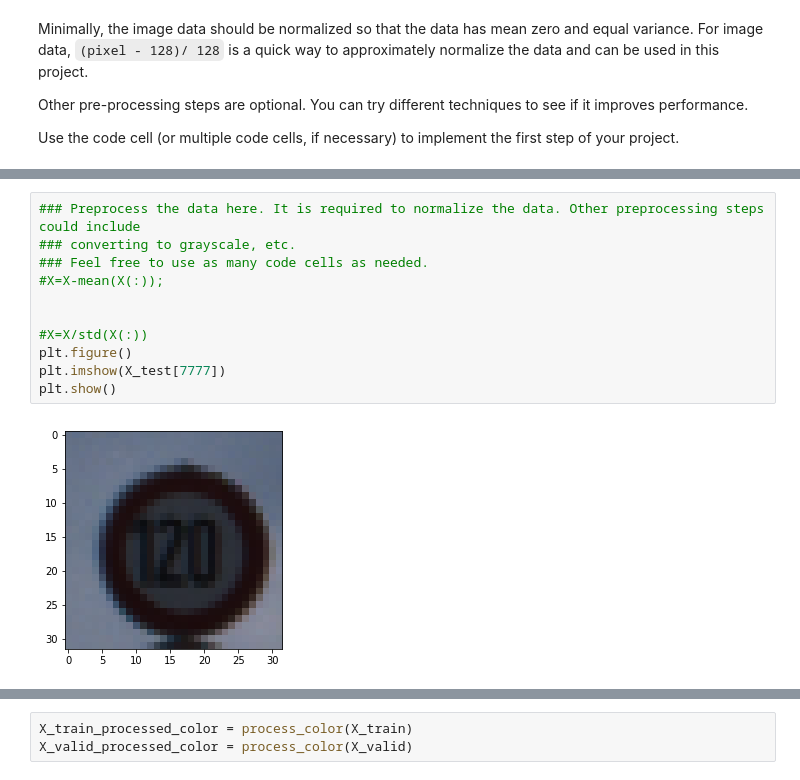
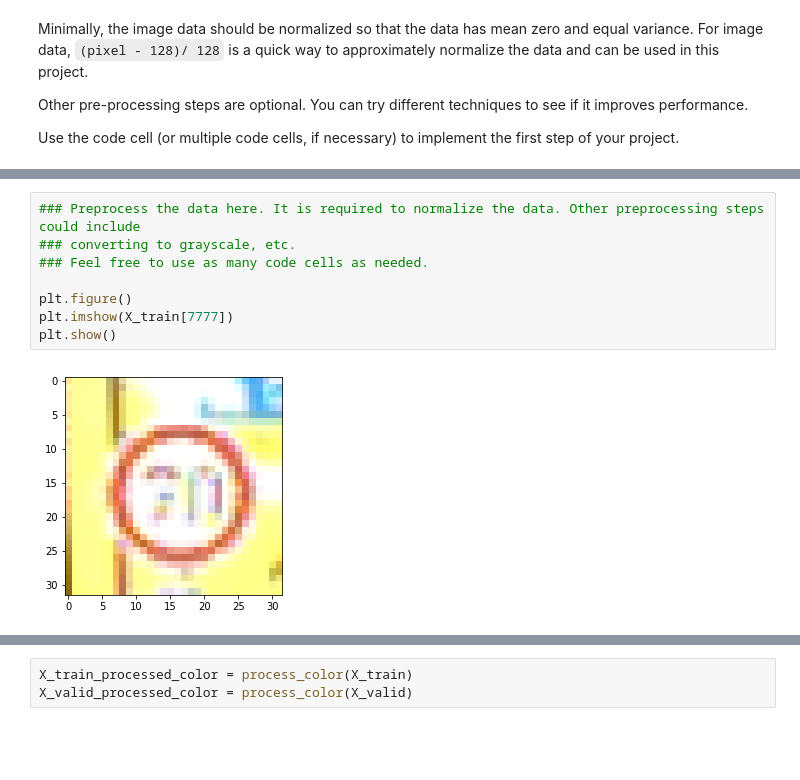
Before and after one commit to AlexSchizoid/CarND-Traffic-Sign-Classifier-Project, a Jupyter notebook: Traffic_Sign_Classifier.ipynb, the cells around one changed output, grey strips where cells are left out. Saved outputs shown, nothing was run; the diff lists cells and outputs as text; blank space fills up the shorter version.

```diff
--- a/Traffic_Sign_Classifier.ipynb
+++ b/Traffic_Sign_Classifier.ipynb
@@ -441,13 +476,10 @@ Use the code cell (or multiple code cells, if necessary) to implement the first
 # %%
 ### Preprocess the data here. It is required to normalize the data. Other preprocessing steps could include
 ### converting to grayscale, etc.
 ### Feel free to use as many code cells as needed.
-#X=X-mean(X(:));
 
-
-#X=X/std(X(:))
 plt.figure()
-plt.imshow(X_test[7777])
+plt.imshow(X_train[7777])
 plt.show()
 # %% [output]
-[figure, old version]
+[figure, new version]
```
Also changed, not shown: parts of 17 cells of this notebook, 3 other files.
